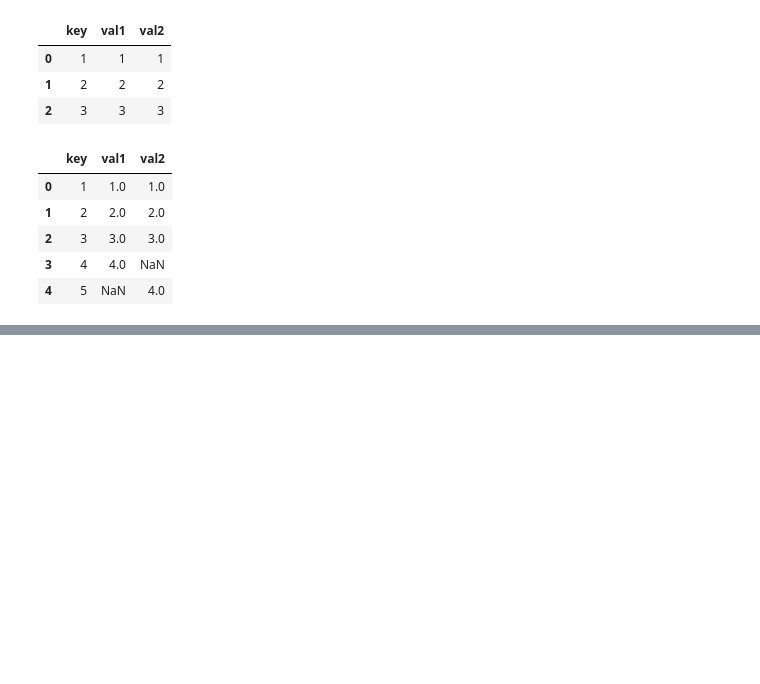
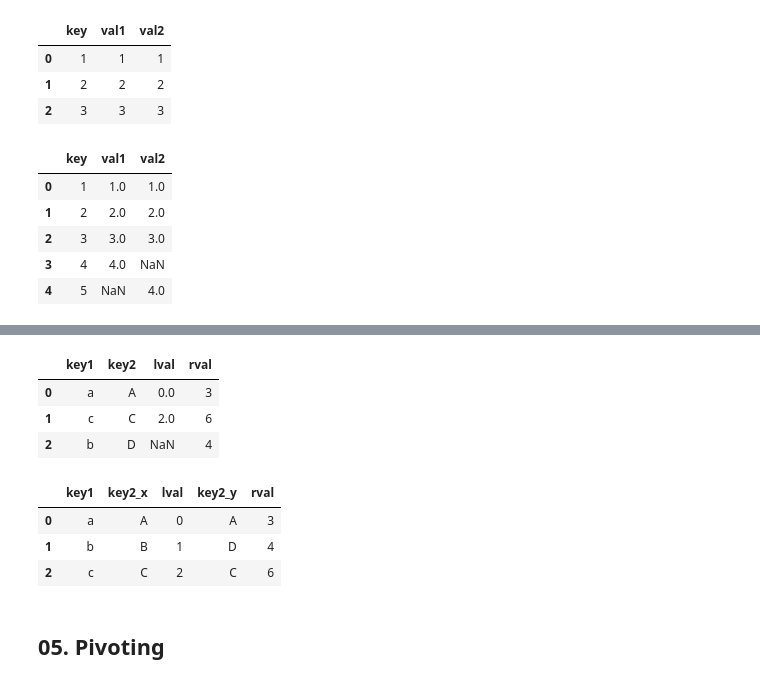
Before and after one commit to Bornatch/EPFL, a Jupyter notebook: ML/Cours2/02_04_Manipulating the data.pynb.ipynb, the cells around one changed output, grey strips where cells are left out. Cells and saved outputs as stored; diff of their text form; code cells hidden in the pictures; blank space fills up the shorter version.

```diff
--- a/ML/Cours2/02_04_Manipulating the data.pynb.ipynb
+++ b/ML/Cours2/02_04_Manipulating the data.pynb.ipynb
@@ -255,0 +296,20 @@ df_out
+# %%
+#C
+pd.merge(left,right,how='right')
+# %% [output]
+|  | key1 | key2 | lval | rval |
+| 0 | a | A | 0.0 | 3 |
+| 1 | c | C | 2.0 | 6 |
+| 2 | b | D | NaN | 4 |
+# %%
+pd.merge(left,right, on='key1')
+#pd.merge(left,right, on='key1', how='left')
+#pd.merge(left,right, on='key1', how='right')
+pd.merge(left,right, on='key1', how='outer')
+# %% [output]
+|  | key1 | key2_x | lval | key2_y | rval |
+| 0 | a | A | 0 | A | 3 |
+| 1 | b | B | 1 | D | 4 |
+| 2 | c | C | 2 | C | 6 |
+# %% [markdown]
+## 05. Pivoting
```
Also changed, not shown: parts of 9 cells of this notebook, 1 other file.
